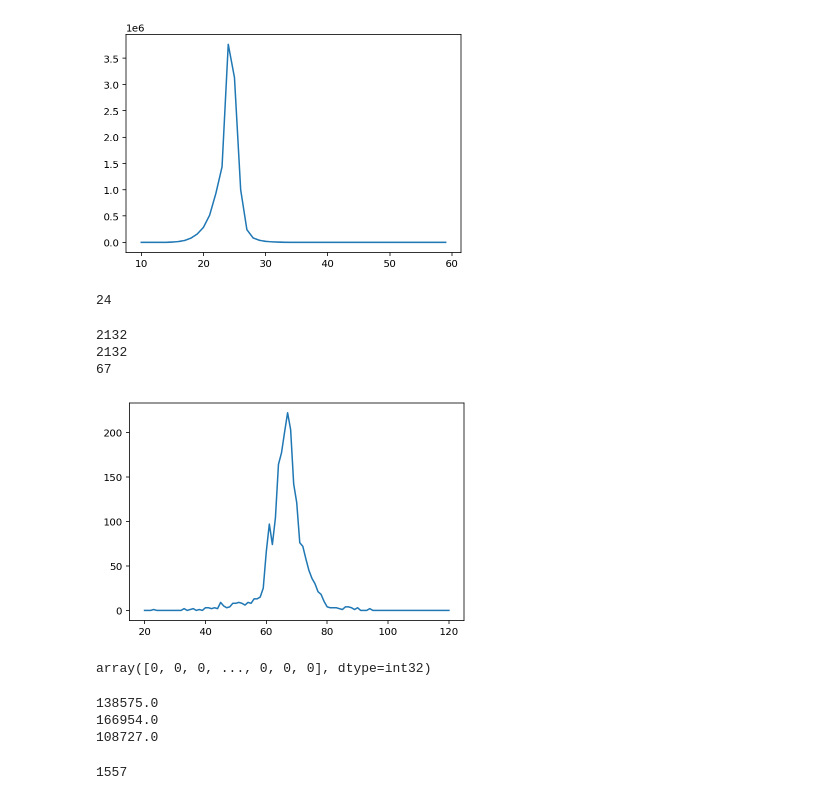
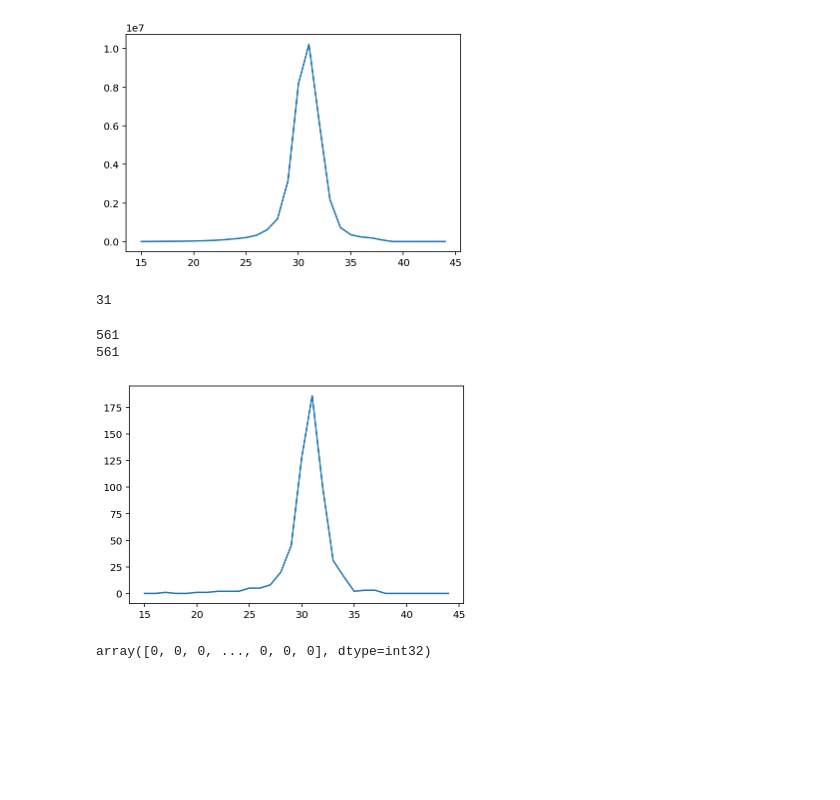
Before and after one commit to inecik/RiboSeqAnalysis, a Jupyter notebook: jupyter_server/footprint_periodicity_sixtymers.ipynb, the cells around one changed output. Drawn from its saved outputs; the diff is of its cells as text; code cells hidden in the pictures; blank space fills up the shorter version.

Commit message:
Arpat analysis & Reanalysis of our data

```diff
--- a/jupyter_server/footprint_periodicity_sixtymers.ipynb
+++ b/jupyter_server/footprint_periodicity_sixtymers.ipynb
@@ -7,13 +7,13 @@ import sys
 sys.path.insert(0, '/home/raf_pc/Kemal/RiboSeqAnalysis')
 from infrastructure.main import *
 
-# Working environment
-temp_repo_dir = "/home/raf_pc/Kemal/Temp"
-data_repo_dir = "/home/raf_pc/Kemal/Data"
+temp_repo_dir = "/home/raf_pc/Kemal/Temp/human"
+data_repo_dir = "/home/raf_pc/Kemal/Data/sam_bukau"
 
-# SAM files for ribosome stalling data and coco assembly data
-spt = [os.path.join(data_repo_dir, "Sixtymers", i) for i in ["60mer_TT1.sam", "60mer_TT2.sam"]]
-sps = [os.path.join(data_repo_dir, "Sixtymers", i) for i in ["60mer_Rep1.sam", "60mer_Rep2.sam", "60mer_NoPK.sam"]]
+spt = [os.path.join(data_repo_dir, i) for i in ["Sixtymers_TT1.sam", "Sixtymers_TT2.sam"]]
+sps = [os.path.join(data_repo_dir, i) for i in ["Sixtymers_Rep1.sam", "Sixtymers_Rep2.sam", "Sixtymers_NoPK.sam"]]
+coco_d = [os.path.join(data_repo_dir, i) for i in ["Coco_Dis1.sam", "Coco_Dis2.sam"]]
+coco_m = [os.path.join(data_repo_dir, i) for i in ["Coco_Mono1.sam", "Coco_Mono2.sam"]]
 
 # Exculude the gene below because it has over-expression problem.
 exclude_genes = ["ENSG00000160789"]
@@ -24,11 +24,16 @@ I = Infrastructre(temp_repo_dir,
                   riboseq_assign_at=-15,
                   riboseq_assign_to="best_transcript",
                   ensembl_release=102,
+                  organism="homo_sapiens",
+                  include_gene3d=True,
                   verbose=True,
-                  sixtymers=[spt, sps])
+                  #serb=[["selectiveErb", erb_total, erb_serb], ["selectiveNac", nac_total, nac_serb]],
+                  #sixtymers=[spt, sps],
+                  coco=[coco_m, coco_d]
+                  )
 # %%
-the_range = list(range(10,60))
-trieal = I.riboseq_sixtymers.translatome.assign_for_defined_footprint_lengths(the_range, 32, I.protein_genome, I.gene_info)
+the_range = list(range(15,45))
+trieal = I.riboseq_coco.translatome.assign_for_defined_footprint_lengths(the_range, 32, I.protein_genome, I.gene_info)
 # %%
 ls = list()
 for w in the_range:
@@ -37,21 +42,19 @@ for w in the_range:
         counter += np.sum(trieal[w][gene_id])
     ls.append(counter)
 # %%
-plt.plot(the_range, ls);plt.show()
+plt.plot(the_range, ls); plt.show()
 ls.index(max(ls)) + min(the_range)
 # %% [output]
-[figure, old version]
+[figure, new version]
-24
+31
 # %%
-gene_id = I.gene_list[21]
-print(np.sum(I.riboseq_sixtymers.experiment.gene_assignments[gene_id]))
-k = np.array([np.sum(trieal[i][gene_id]) for i in list(range(20,121))])
+gene_id = I.gene_list[3]
+print(np.sum(I.riboseq_coco.translatome.gene_assignments[gene_id]))
+k = np.array([np.sum(trieal[i][gene_id]) for i in the_range])
 print(np.sum(k))
-print(k.argmax()+20)
-plt.plot(range(20,121), k); plt.show()
+plt.plot(the_range, k); plt.show()
 # %% [output]
-2132
-2132
-67
+561
+561
-[figure, old version]
+[figure, new version]
 # %%
@@ -71,13 +74,7 @@ for ind, gene_id in enumerate(trieal[z].keys()):
     arr60[ind, 0:len(sum_of_replicates)] = sum_of_replicates
 for mm in range(3):
     print(np.sum([num for ind, num in enumerate(np.sum(arr60, axis=0)) if ind % 3 == mm]))
-# %% [output]
-138575.0
-166954.0
-108727.0
 # %%
 del arr60
 # %%
 len(np.sum(trieal[60][gene_id], axis=0))
-# %% [output]
-1557
```
Also changed, not shown: parts of 1 cell of this notebook, 4 other files.
